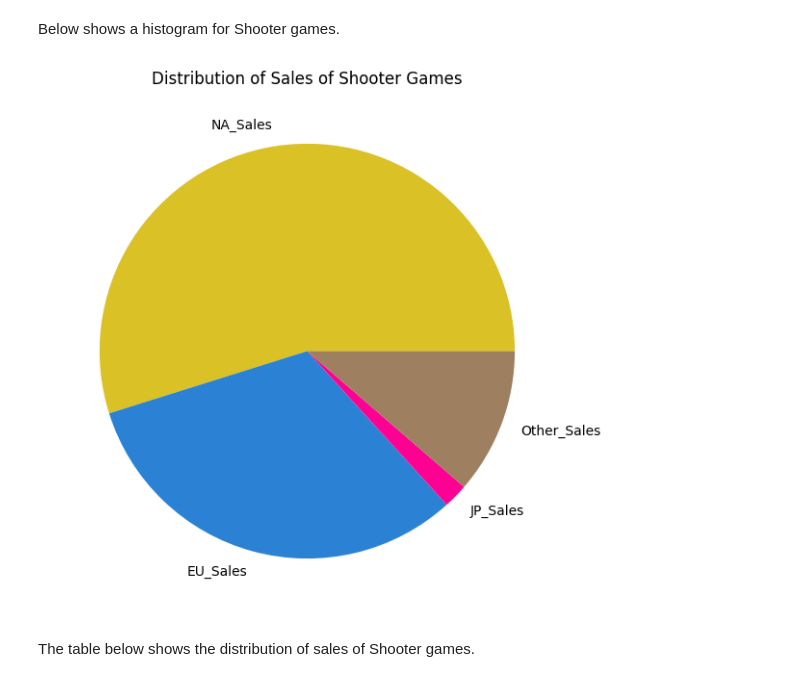
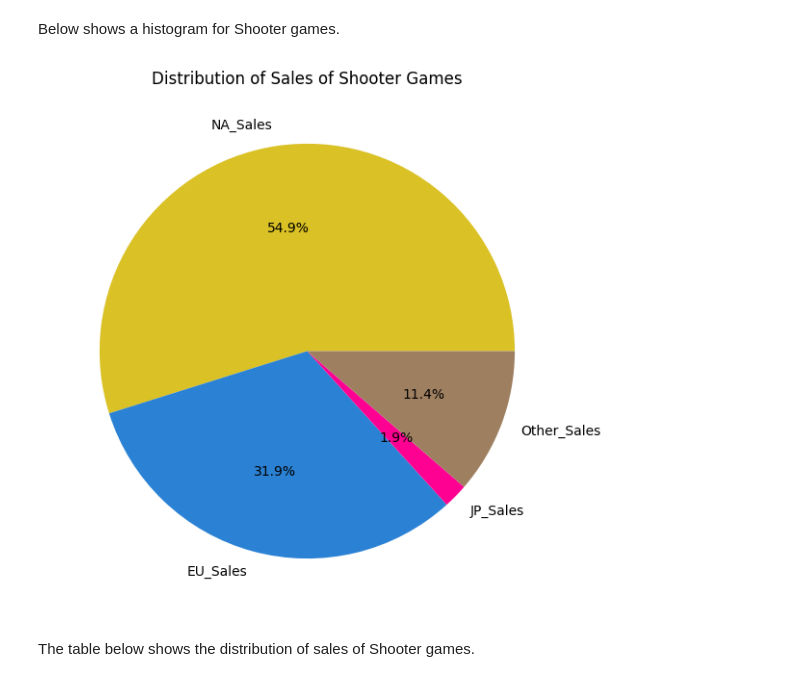
Before and after one commit to koalfred/videogamesales, a Jupyter notebook: Video Game Sales.ipynb, the cells around one changed output. Saved outputs shown, nothing was run; the diff lists cells and outputs as text; code cells hidden in the pictures.

```diff
--- a/Video Game Sales.ipynb
+++ b/Video Game Sales.ipynb
@@ -160,10 +163,10 @@ print(sales.sort_values(by=['Genre', 'Global_Sales']).head(15))
 Below shows a histogram for Shooter games.
 # %%
 distribution_colors = ['#dac125', '#2b82d4', '#fe0192', '#9e8061']
-shooter_games = sales.groupby('Genre').sum().iloc[7, 5:9].plot(kind='pie', y='Global_Sales', title='Distribution of Sales of Shooter Games', colors=distribution_colors, figsize=(7,7))
+shooter_games = sales.groupby('Genre').sum().iloc[7, 5:9].plot(kind='pie', y='Global_Sales', title='Distribution of Sales of Shooter Games', colors=distribution_colors, figsize=(7,7), autopct='%1.1f%%')
 shooter_games.yaxis.set_visible(False)
 # %% [output]
-[figure, old version]
+[figure, new version]
 # %% [markdown]
 The table below shows the distribution of sales of Shooter games.
 # %%
```
Also changed, not shown: parts of 18 cells of this notebook.
